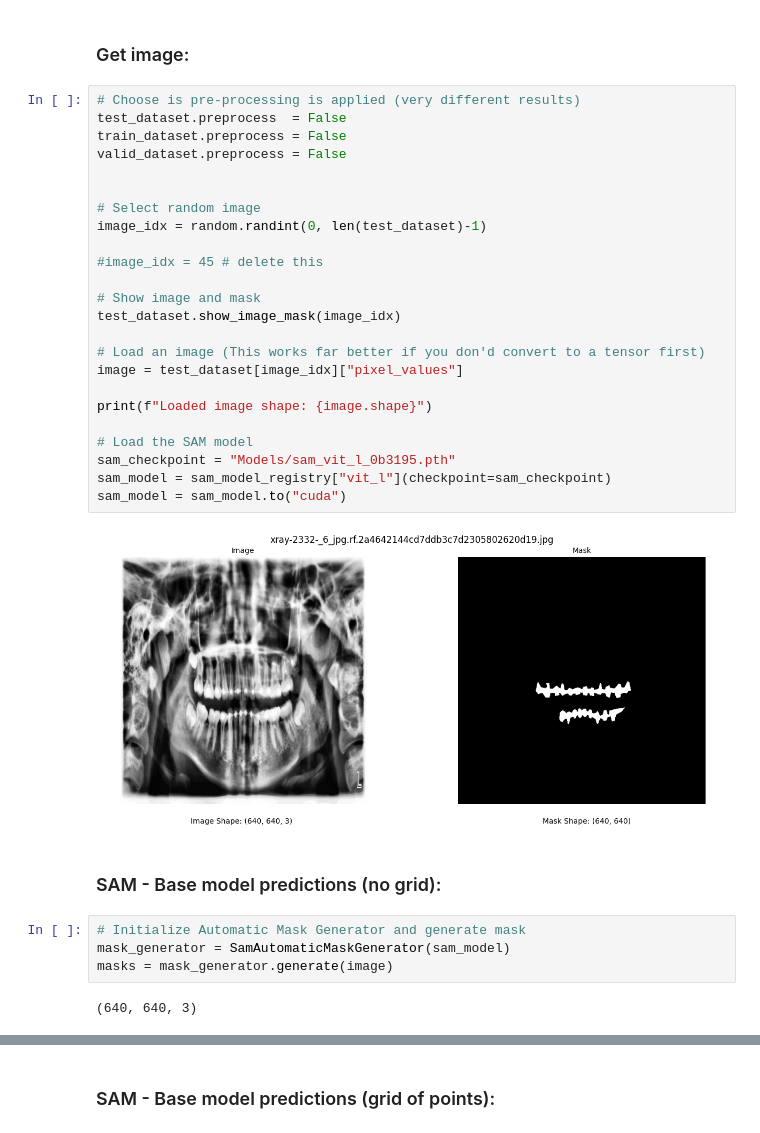
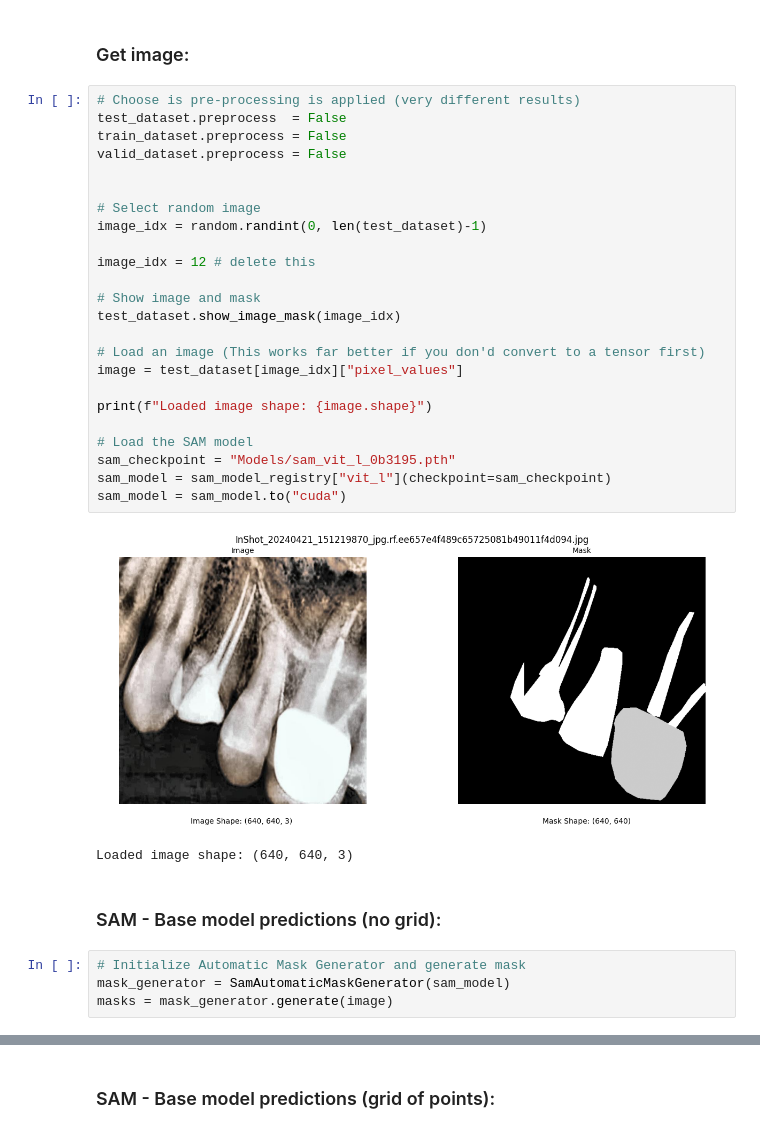
Before and after one commit to OSmith132/Automated-Dental-Segmentation, a Jupyter notebook: SAM_main.ipynb, the cells around one changed output, grey strips where cells are left out. Drawn from its saved outputs; the diff is of its cells as text.

```diff
--- a/SAM_main.ipynb
+++ b/SAM_main.ipynb
@@ -68,37 +69,36 @@ test_dataset[0]["pixel_values"].shape
 # %%
 # Choose is pre-processing is applied (very different results)
 test_dataset.preprocess  = False
 train_dataset.preprocess = False
 valid_dataset.preprocess = False
 
 
 # Select random image
 image_idx = random.randint(0, len(test_dataset)-1)
 
-#image_idx = 45 # delete this
+image_idx = 12 # delete this
 
 # Show image and mask
 test_dataset.show_image_mask(image_idx)
 
 # Load an image (This works far better if you don'd convert to a tensor first)
 image = test_dataset[image_idx]["pixel_values"]
 
 print(f"Loaded image shape: {image.shape}")
 
 # Load the SAM model
 sam_checkpoint = "Models/sam_vit_l_0b3195.pth"
 sam_model = sam_model_registry["vit_l"](checkpoint=sam_checkpoint)
 sam_model = sam_model.to("cuda")
 # %% [output]
-[figure, old version]
+[figure, new version]
+Loaded image shape: (640, 640, 3)
 # %% [markdown]
 ### SAM - Base model predictions (no grid):
 # %%
 # Initialize Automatic Mask Generator and generate mask
 mask_generator = SamAutomaticMaskGenerator(sam_model)
 masks = mask_generator.generate(image)
-# %% [output]
-(640, 640, 3)
 # %%
 # Visualise Output
 test_dataset.compare_image_masks(image_idx, masks)
```
Also changed, not shown: parts of 11 cells of this notebook, 2 other files.
